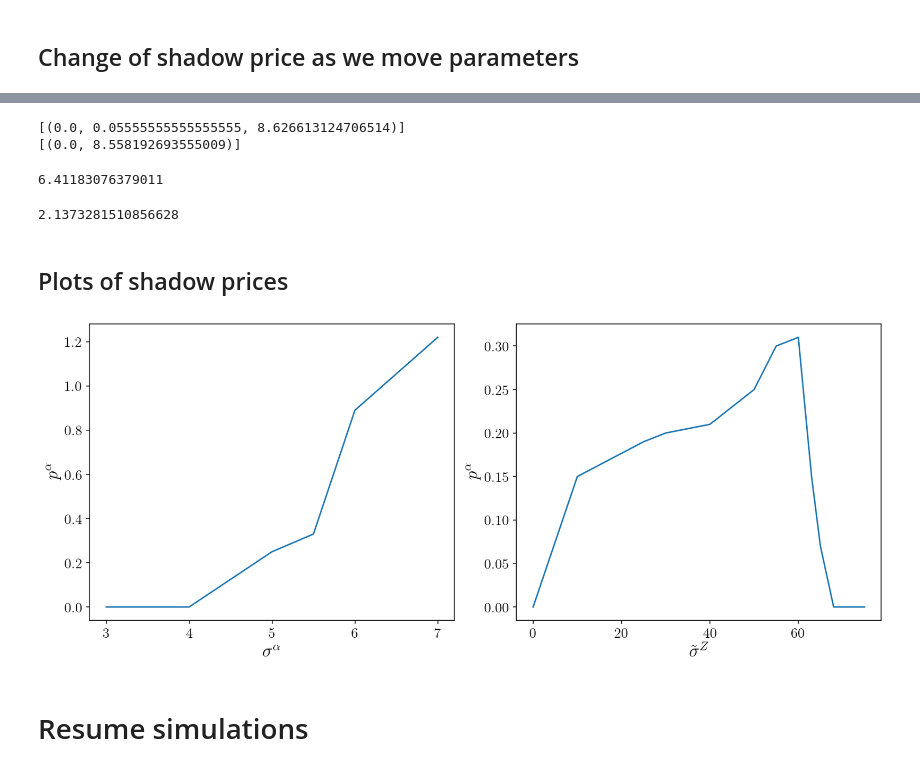
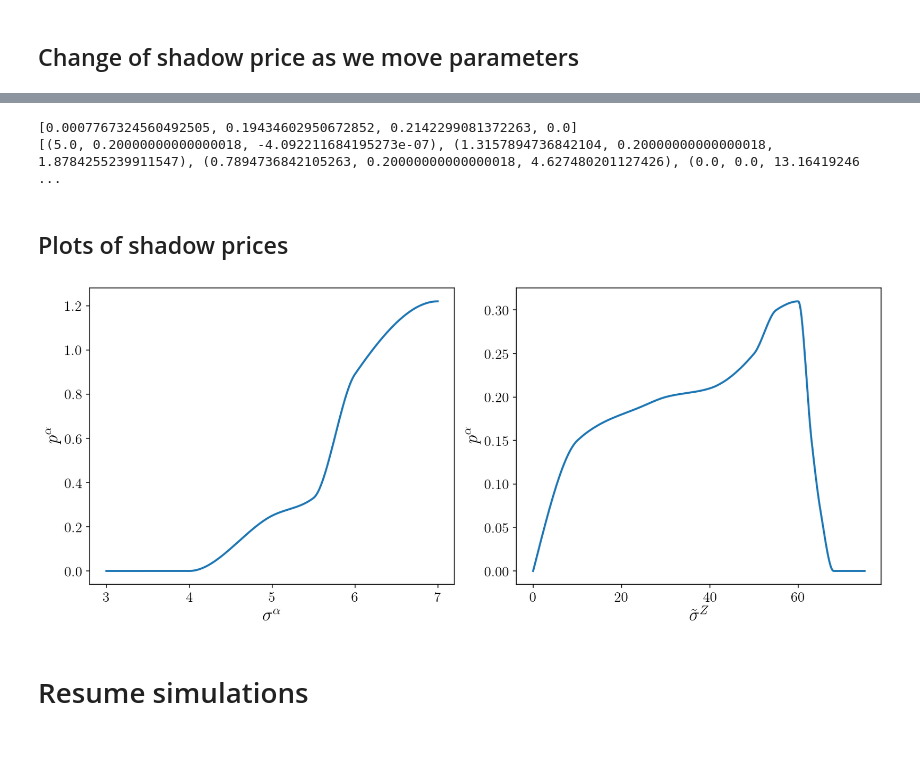
Before and after one commit to AdrienMathieu-eng/Nash-Equilibrium-, a Jupyter notebook: non_linear_BSDE_v2.ipynb, the cells around one changed output, grey strips where cells are left out. Saved outputs shown, nothing was run; the diff lists cells and outputs as text; code cells hidden in the pictures.

```diff
--- a/non_linear_BSDE_v2.ipynb
+++ b/non_linear_BSDE_v2.ipynb
@@ -1909,17 +1513,9 @@ for k in k_values:
 # %%
-print(l_beta_1)
-print(l_beta_0)
+print(S_z)
+print(L_z)
 # %% [output]
-[(0.0, 0.05555555555555555, 8.626613124706514)]
-[(0.0, 8.558192693555009)]
+[0.0007767324560492505, 0.19434602950672852, 0.2142299081372263, 0.0]
+[(5.0, 0.20000000000000018, -4.092211684195273e-07), (1.3157894736842104, 0.20000000000000018, 1.8784255239911547), (0.7894736842105263, 0.20000000000000018, 4.627480201127426), (0.0, 0.0, 13.16419246 ...
-# %%
-JM(0.1,.75,60,5)[0]
-# %% [output]
-6.41183076379011
-# %%
-JM_big(1.84,.0,.75,.75,5,30)
-# %% [output]
-2.1373281510856628
 # %% [markdown]
 ## Plots of shadow prices
 # %%
@@ -1929,24 +1525,46 @@ sig = np.array([3,4,5,5.5,6,7])
 sp_z = np.array([0,.15,.19,.2,.21,.25,.3,.31,.15,.07,0,0])
 sig_z = np.array([0,10,25,30,40,50,55,60,63,65,68,75])
 # %%
+import numpy as np
+import matplotlib.pyplot as plt
+from scipy.interpolate import PchipInterpolator
+
 plt.figure(figsize=(12, 5))
 
+# ==================================================
+# --- SUBPLOT 1 : p^alpha en fonction de sigma^alpha
+# ==================================================
 plt.subplot(1, 2, 1)
-plt.plot(sig, sp_sig,color='tab:blue')
+
+x1_smooth = np.linspace(sig.min(), sig.max(), 300)
+interp1 = PchipInterpolator(sig, sp_sig)
+y1_smooth = interp1(x1_smooth)
+
+plt.plot(x1_smooth, y1_smooth, color='tab:blue', lw=2)
+
 plt.xlabel(r'${\sigma}^\alpha$', fontsize=fsL)
 plt.ylabel(r'$p^\alpha$', fontsize=fsL)
 
-# --- Plot 2 : JM(beta*) en fonction de sigma ---
+# ==================================================
+# --- SUBPLOT 2 : p^alpha en fonction de sigma^Z
+# ==================================================
 plt.subplot(1, 2, 2)
-plt.plot(sig_z, sp_z,color='tab:blue')
+
+x2_smooth = np.linspace(sig_z.min(), sig_z.max(), 400)
+interp2 = PchipInterpolator(sig_z, sp_z)
+y2_smooth = interp2(x2_smooth)
+
+plt.plot(x2_smooth, y2_smooth, color='tab:blue', lw=2)
+
 plt.xlabel(r'$\tilde{\sigma}^Z$', fontsize=fsL)
 plt.ylabel(r'$p^\alpha$', fontsize=fsL)
 
-plt.savefig("figures_Stackelberg/shadow_prices.pdf", format="pdf", dpi=dpi)
+# --- Finition ---
 plt.tight_layout()
+plt.savefig("figures_Stackelberg/shadow_prices_smoothed.pdf", format="pdf", dpi=dpi)
 plt.show()
 # %% [output]
-[figure, old version]
+[figure, new version]
 # %% [markdown]
 # Resume simulations
 # %%
```
Also changed, not shown: parts of 36 cells of this notebook.
